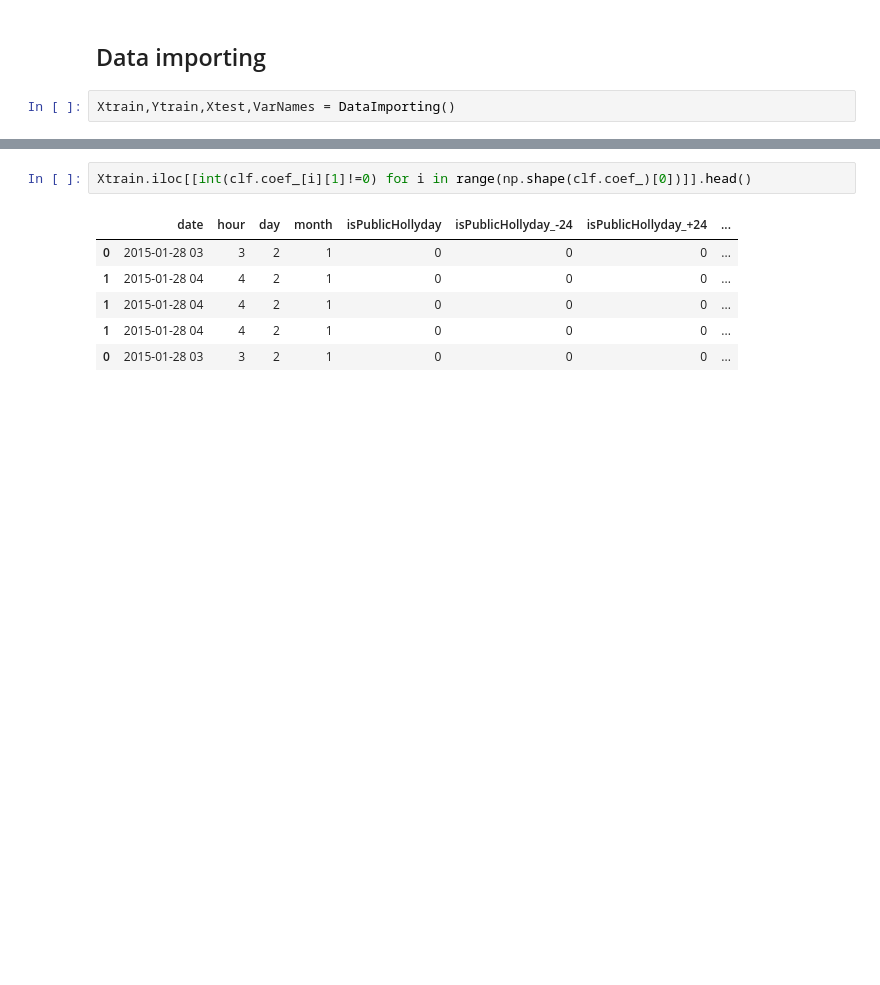
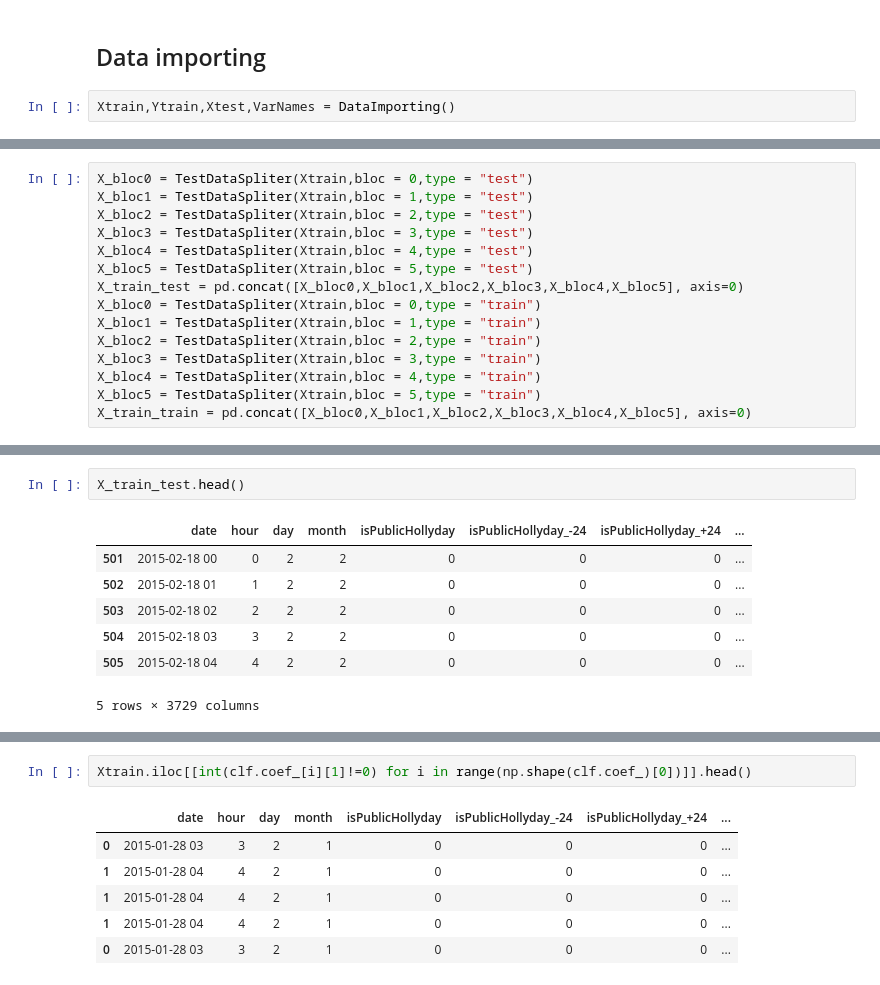
Before and after one commit to MGIMM/Predict-pollution-in-an-asian-megacity, a Jupyter notebook: Lasso for NO2.ipynb, the cells around one changed output, grey strips where cells are left out. Drawn from its saved outputs; the diff is of its cells as text; blank space fills up the shorter version.

```diff
--- a/Lasso for NO2.ipynb
+++ b/Lasso for NO2.ipynb
@@ -11,0 +66,15 @@ Xtrain,Ytrain,Xtest,VarNames = DataImporting()
+# %%
+X_bloc0 = TestDataSpliter(Xtrain,bloc = 0,type = "test")
+X_bloc1 = TestDataSpliter(Xtrain,bloc = 1,type = "test")
+X_bloc2 = TestDataSpliter(Xtrain,bloc = 2,type = "test")
+X_bloc3 = TestDataSpliter(Xtrain,bloc = 3,type = "test")
+X_bloc4 = TestDataSpliter(Xtrain,bloc = 4,type = "test")
+X_bloc5 = TestDataSpliter(Xtrain,bloc = 5,type = "test")
+X_train_test = pd.concat([X_bloc0,X_bloc1,X_bloc2,X_bloc3,X_bloc4,X_bloc5], axis=0)
+X_bloc0 = TestDataSpliter(Xtrain,bloc = 0,type = "train")
+X_bloc1 = TestDataSpliter(Xtrain,bloc = 1,type = "train")
+X_bloc2 = TestDataSpliter(Xtrain,bloc = 2,type = "train")
+X_bloc3 = TestDataSpliter(Xtrain,bloc = 3,type = "train")
+X_bloc4 = TestDataSpliter(Xtrain,bloc = 4,type = "train")
+X_bloc5 = TestDataSpliter(Xtrain,bloc = 5,type = "train")
+X_train_train = pd.concat([X_bloc0,X_bloc1,X_bloc2,X_bloc3,X_bloc4,X_bloc5], axis=0)
@@ -11,0 +96,10 @@ Xtrain,Ytrain,Xtest,VarNames = DataImporting()
+# %%
+X_train_test.head()
+# %% [output]
+|  | date | hour | day | month | isPublicHollyday | isPublicHollyday_-24 | isPublicHollyday_+24 | ... |
+| 501 | 2015-02-18 00 | 0 | 2 | 2 | 0 | 0 | 0 | ... |
+| 502 | 2015-02-18 01 | 1 | 2 | 2 | 0 | 0 | 0 | ... |
+| 503 | 2015-02-18 02 | 2 | 2 | 2 | 0 | 0 | 0 | ... |
+| 504 | 2015-02-18 03 | 3 | 2 | 2 | 0 | 0 | 0 | ... |
+| 505 | 2015-02-18 04 | 4 | 2 | 2 | 0 | 0 | 0 | ... |
+5 rows × 3729 columns
```
Also changed, not shown: parts of 23 cells of this notebook.
